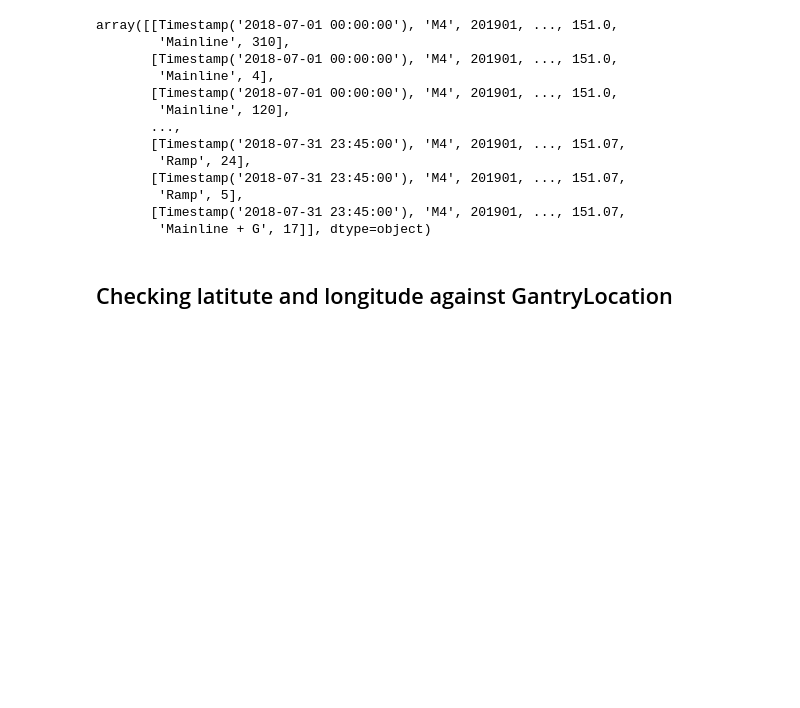
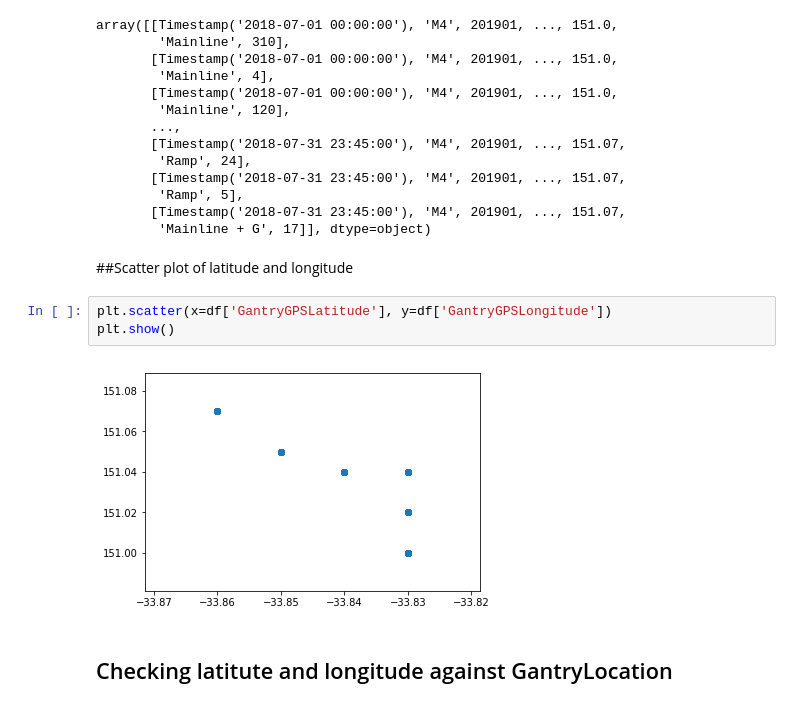
Before and after one commit to hrai/-M4-Data-Analysis, a Jupyter notebook: Assignment_2.ipynb, the cells around one changed output. Saved outputs shown, nothing was run; the diff lists cells and outputs as text; blank space fills up the shorter version.

```diff
--- a/Assignment_2.ipynb
+++ b/Assignment_2.ipynb
@@ -83,6 +83,13 @@ array([[Timestamp('2018-07-01 00:00:00'), 'M4', 201901, ..., 151.0,
         'Ramp', 5],
        [Timestamp('2018-07-31 23:45:00'), 'M4', 201901, ..., 151.07,
         'Mainline + G', 17]], dtype=object)
+# %% [markdown]
+##Scatter plot of latitude and longitude
+# %%
+plt.scatter(x=df['GantryGPSLatitude'], y=df['GantryGPSLongitude'])
+plt.show()
+# %% [output]
+[figure, added]
 # %% [markdown]
 ## Checking latitute and longitude against GantryLocation
 # %%
```
